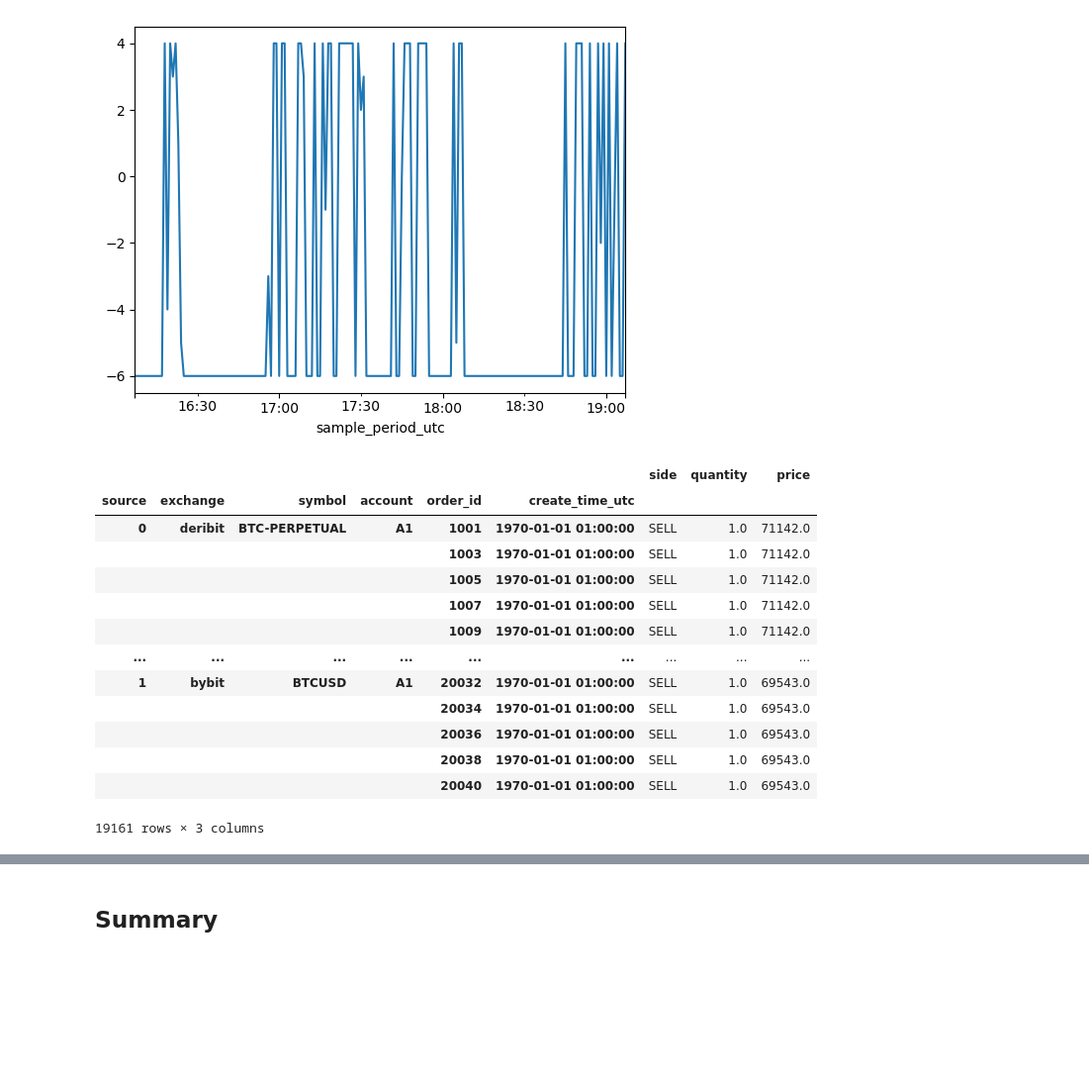
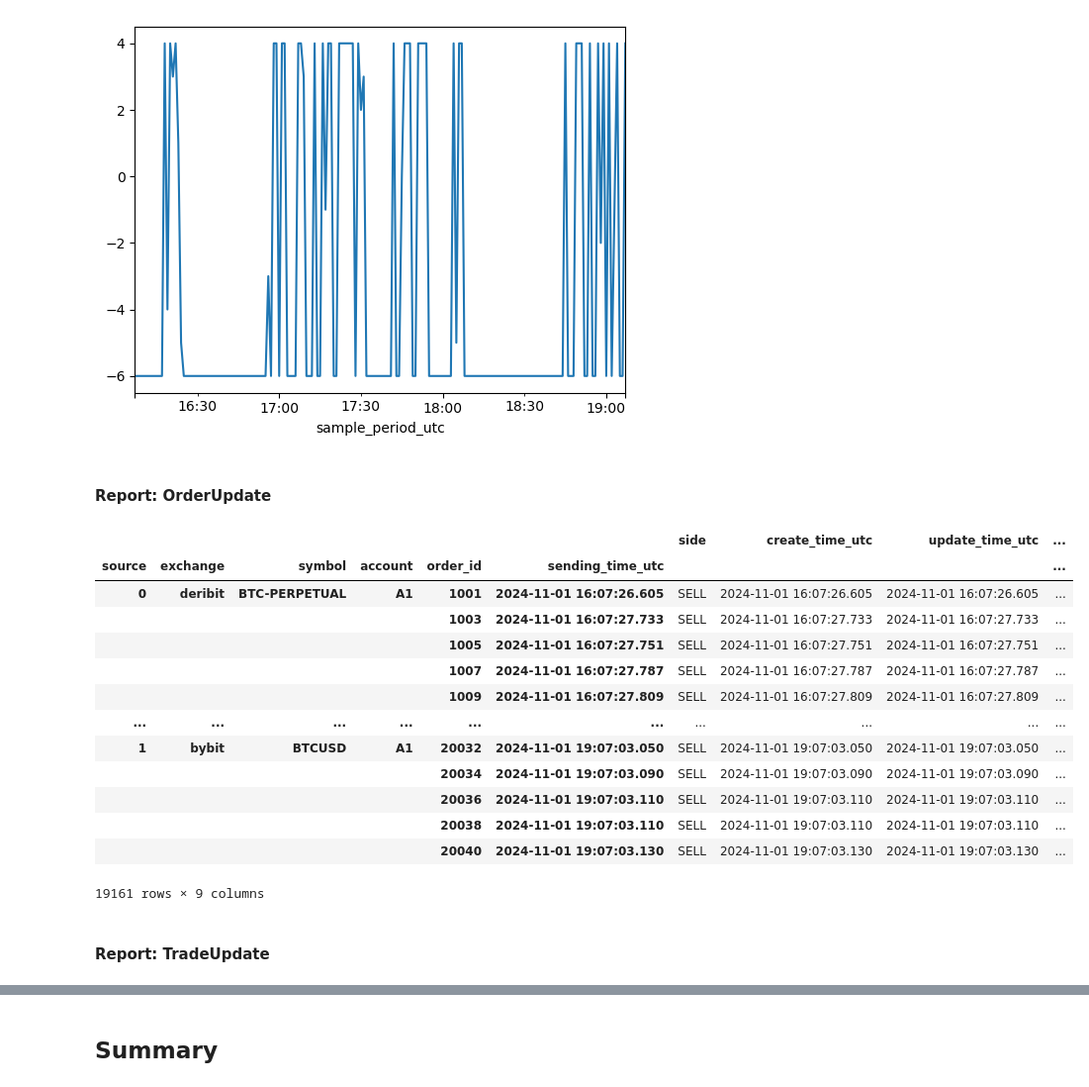
Before and after one commit to roq-trading/roq-algo-playground, a Jupyter notebook: src/roq/algo/playground/test.ipynb, the cells around one changed output, grey strips where cells are left out. Shown at 99% size. Saved outputs shown, nothing was run; the diff lists cells and outputs as text; code cells hidden in the pictures; blank space fills up the shorter version.

```diff
--- a/src/roq/algo/playground/test.ipynb
+++ b/src/roq/algo/playground/test.ipynb
@@ -266,22 +274,26 @@ pos_0 = leg_0.position
 _ = pos_0.plot()
 # %% [output]
 [figure]
+# %% [markdown]
+#### Report: OrderUpdate
 # %%
-orders = get_report("orders")
-orders
+order_update = get_report("order_update")
+order_update
 # %% [output]
-|  |  |  |  |  |  | side | quantity | price |
-| source | exchange | symbol | account | order_id | create_time_utc |  |  |  |
-| 0 | deribit | BTC-PERPETUAL | A1 | 1001 | 1970-01-01 01:00:00 | SELL | 1.0 | 71142.0 |
-|  |  |  |  | 1003 | 1970-01-01 01:00:00 | SELL | 1.0 | 71142.0 |
-|  |  |  |  | 1005 | 1970-01-01 01:00:00 | SELL | 1.0 | 71142.0 |
-|  |  |  |  | 1007 | 1970-01-01 01:00:00 | SELL | 1.0 | 71142.0 |
-|  |  |  |  | 1009 | 1970-01-01 01:00:00 | SELL | 1.0 | 71142.0 |
-| ... | ... | ... | ... | ... | ... | ... | ... | ... |
-| 1 | bybit | BTCUSD | A1 | 20032 | 1970-01-01 01:00:00 | SELL | 1.0 | 69543.0 |
-|  |  |  |  | 20034 | 1970-01-01 01:00:00 | SELL | 1.0 | 69543.0 |
-|  |  |  |  | 20036 | 1970-01-01 01:00:00 | SELL | 1.0 | 69543.0 |
-|  |  |  |  | 20038 | 1970-01-01 01:00:00 | SELL | 1.0 | 69543.0 |
-|  |  |  |  | 20040 | 1970-01-01 01:00:00 | SELL | 1.0 | 69543.0 |
+|  |  |  |  |  |  | side | create_time_utc | update_time_utc | ... |
+| source | exchange | symbol | account | order_id | sending_time_utc |  |  |  | ... |
+| 0 | deribit | BTC-PERPETUAL | A1 | 1001 | 2024-11-01 16:07:26.605 | SELL | 2024-11-01 16:07:26.605 | 2024-11-01 16:07:26.605 | ... |
+|  |  |  |  | 1003 | 2024-11-01 16:07:27.733 | SELL | 2024-11-01 16:07:27.733 | 2024-11-01 16:07:27.733 | ... |
+|  |  |  |  | 1005 | 2024-11-01 16:07:27.751 | SELL | 2024-11-01 16:07:27.751 | 2024-11-01 16:07:27.751 | ... |
+|  |  |  |  | 1007 | 2024-11-01 16:07:27.787 | SELL | 2024-11-01 16:07:27.787 | 2024-11-01 16:07:27.787 | ... |
+|  |  |  |  | 1009 | 2024-11-01 16:07:27.809 | SELL | 2024-11-01 16:07:27.809 | 2024-11-01 16:07:27.809 | ... |
+| ... | ... | ... | ... | ... | ... | ... | ... | ... | ... |
+| 1 | bybit | BTCUSD | A1 | 20032 | 2024-11-01 19:07:03.050 | SELL | 2024-11-01 19:07:03.050 | 2024-11-01 19:07:03.050 | ... |
+|  |  |  |  | 20034 | 2024-11-01 19:07:03.090 | SELL | 2024-11-01 19:07:03.090 | 2024-11-01 19:07:03.090 | ... |
+|  |  |  |  | 20036 | 2024-11-01 19:07:03.110 | SELL | 2024-11-01 19:07:03.110 | 2024-11-01 19:07:03.110 | ... |
+|  |  |  |  | 20038 | 2024-11-01 19:07:03.110 | SELL | 2024-11-01 19:07:03.110 | 2024-11-01 19:07:03.110 | ... |
+|  |  |  |  | 20040 | 2024-11-01 19:07:03.130 | SELL | 2024-11-01 19:07:03.130 | 2024-11-01 19:07:03.130 | ... |
-19161 rows × 3 columns
+19161 rows × 9 columns
+# %% [markdown]
+#### Report: TradeUpdate
 # %%
```
Also changed, not shown: parts of 9 cells of this notebook.
